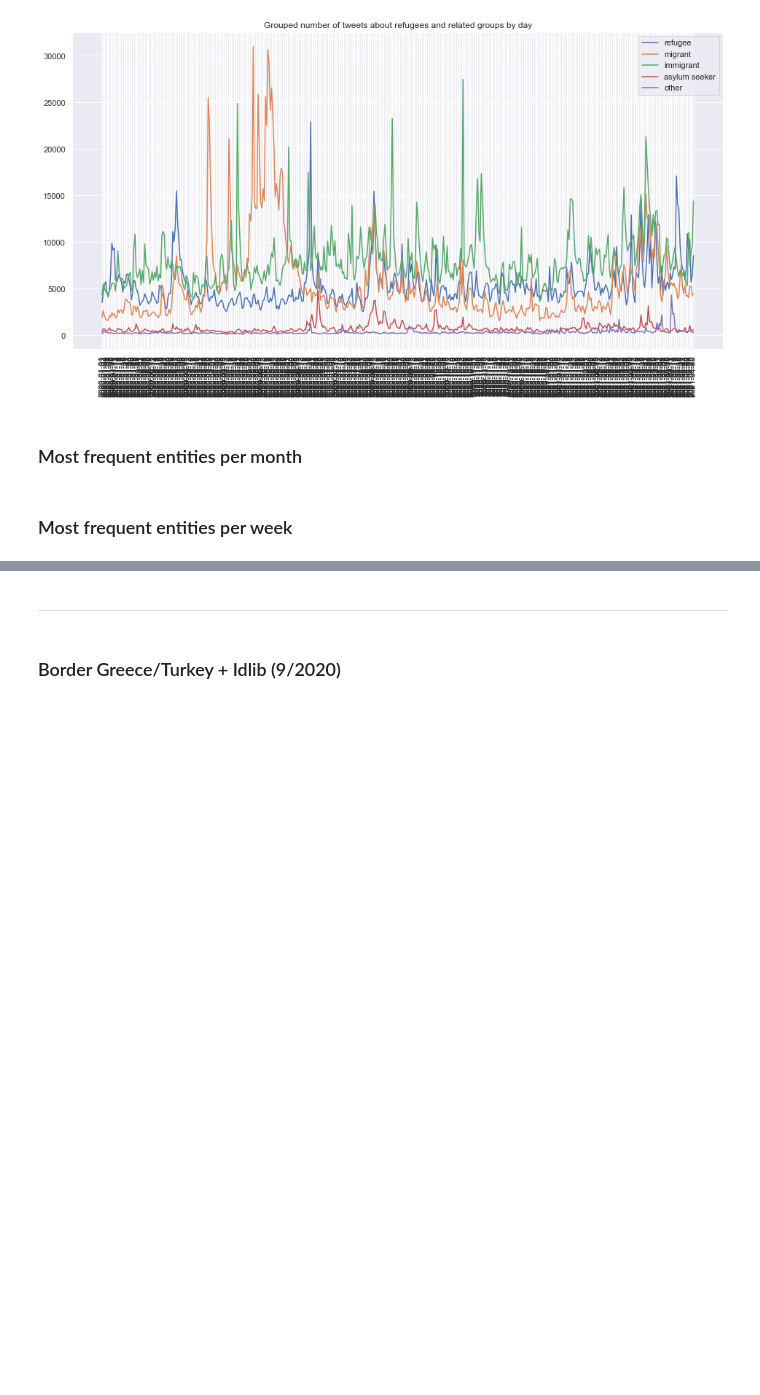
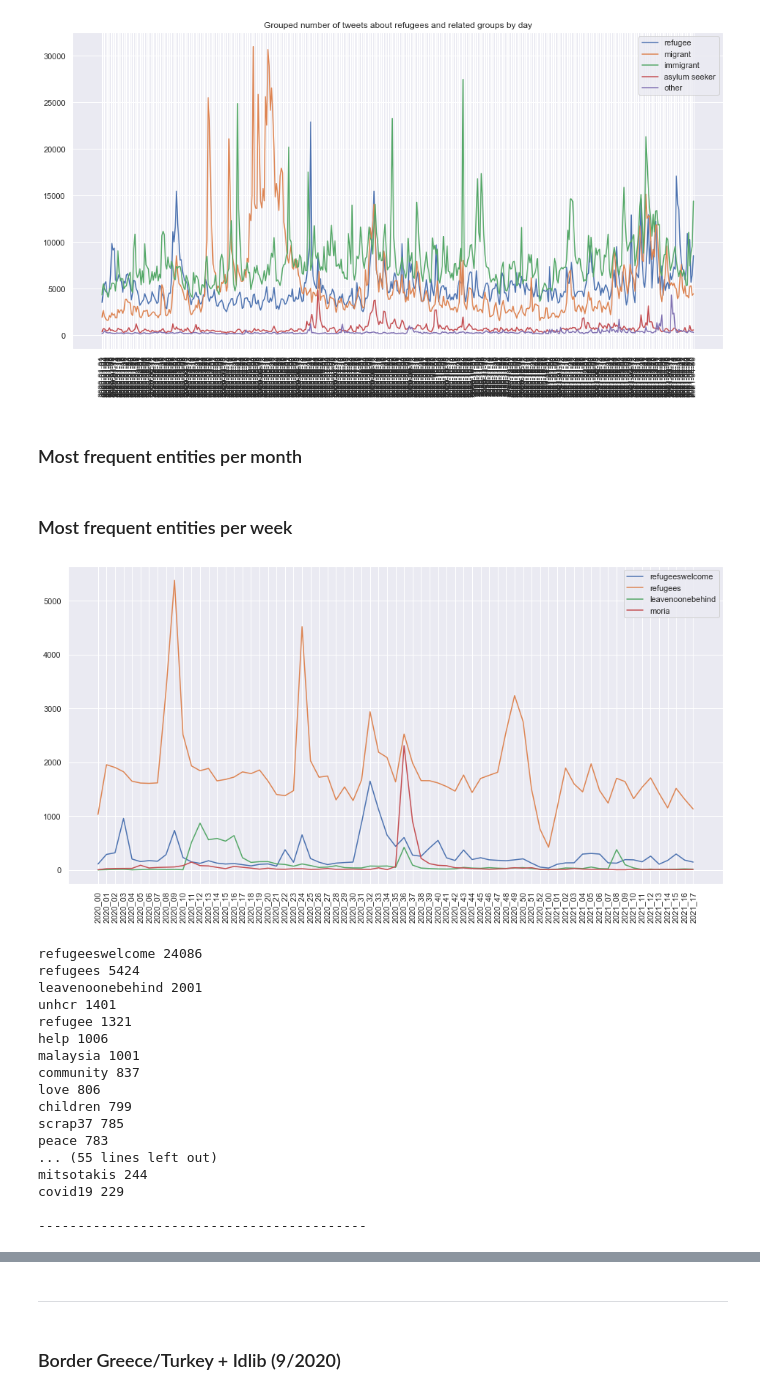
Before and after one commit to janiwo/refugee_project, a Jupyter notebook: Code/03 Event Selection.ipynb, the cells around one changed output, grey strips where cells are left out. Drawn from its saved outputs; the diff is of its cells as text; code cells hidden in the pictures; blank space fills up the shorter version.

```diff
--- a/Code/03 Event Selection.ipynb
+++ b/Code/03 Event Selection.ipynb
@@ -373,3 +373,24 @@ df_annotations_month = get_entity_count_by_interval(df_tweets[df_tweets["refugee
 df_hashtags_week = get_entity_count_by_interval(df_tweets[df_tweets["refugee"]],"week","hashtags")
 df_mentions_week = get_entity_count_by_interval(df_tweets[df_tweets["refugee"]],"week","mentions")
 df_annotations_week = get_entity_count_by_interval(df_tweets[df_tweets["refugee"]],"week","annotations")
+# %%
+hashtag_check(df_tweets,["refugeeswelcome","refugees","leavenoonebehind","moria"],"hashtags")
+# %% [output]
+[figure, added]
+refugeeswelcome 24086
+refugees 5424
+leavenoonebehind 2001
+unhcr 1401
+refugee 1321
+help 1006
+malaysia 1001
+community 837
+love 806
+children 799
+scrap37 785
+peace 783
+... (55 lines left out)
+mitsotakis 244
+covid19 229
+
+------------------------------------------
```
Also changed, not shown: parts of 8 cells of this notebook, 1 other file.
